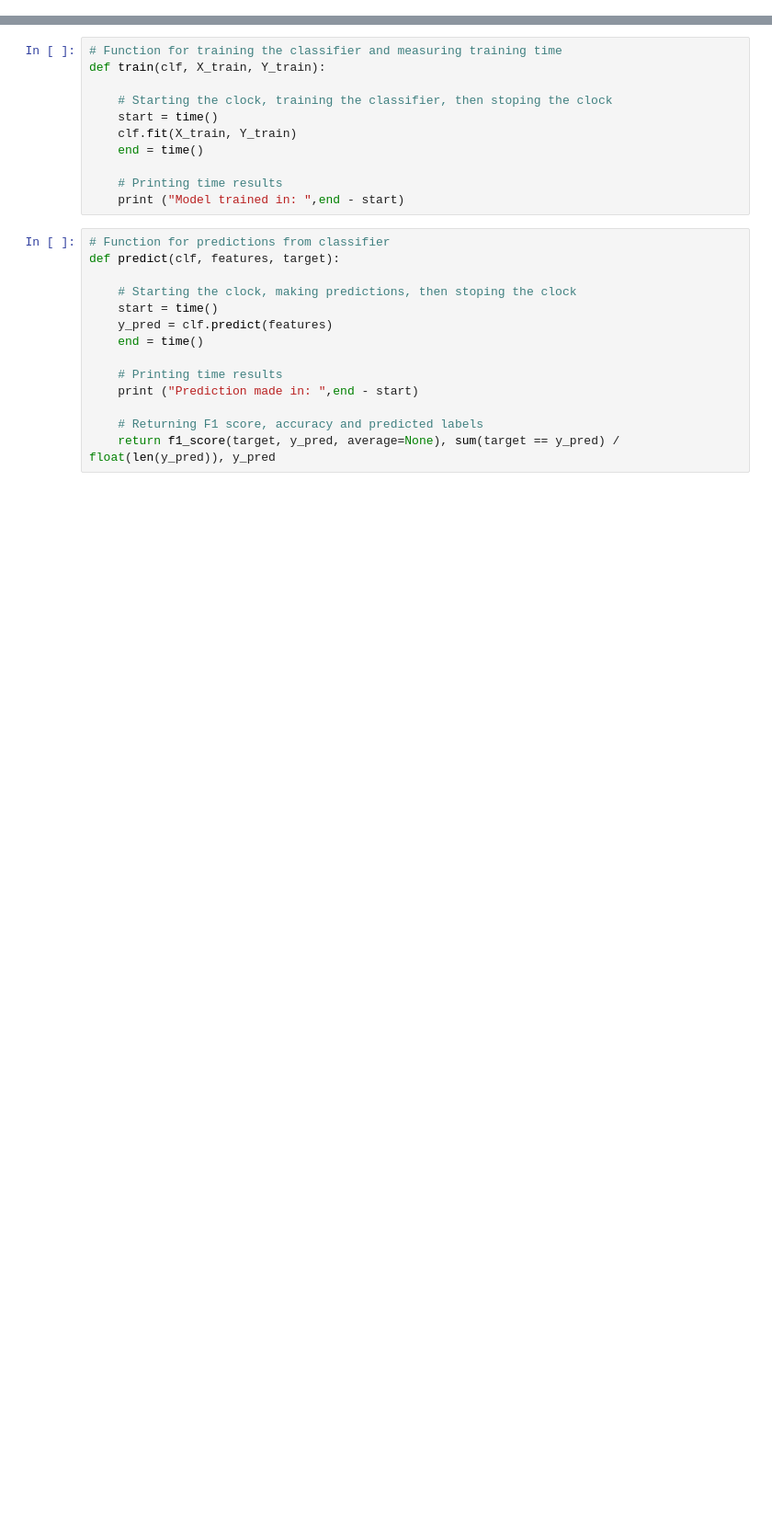
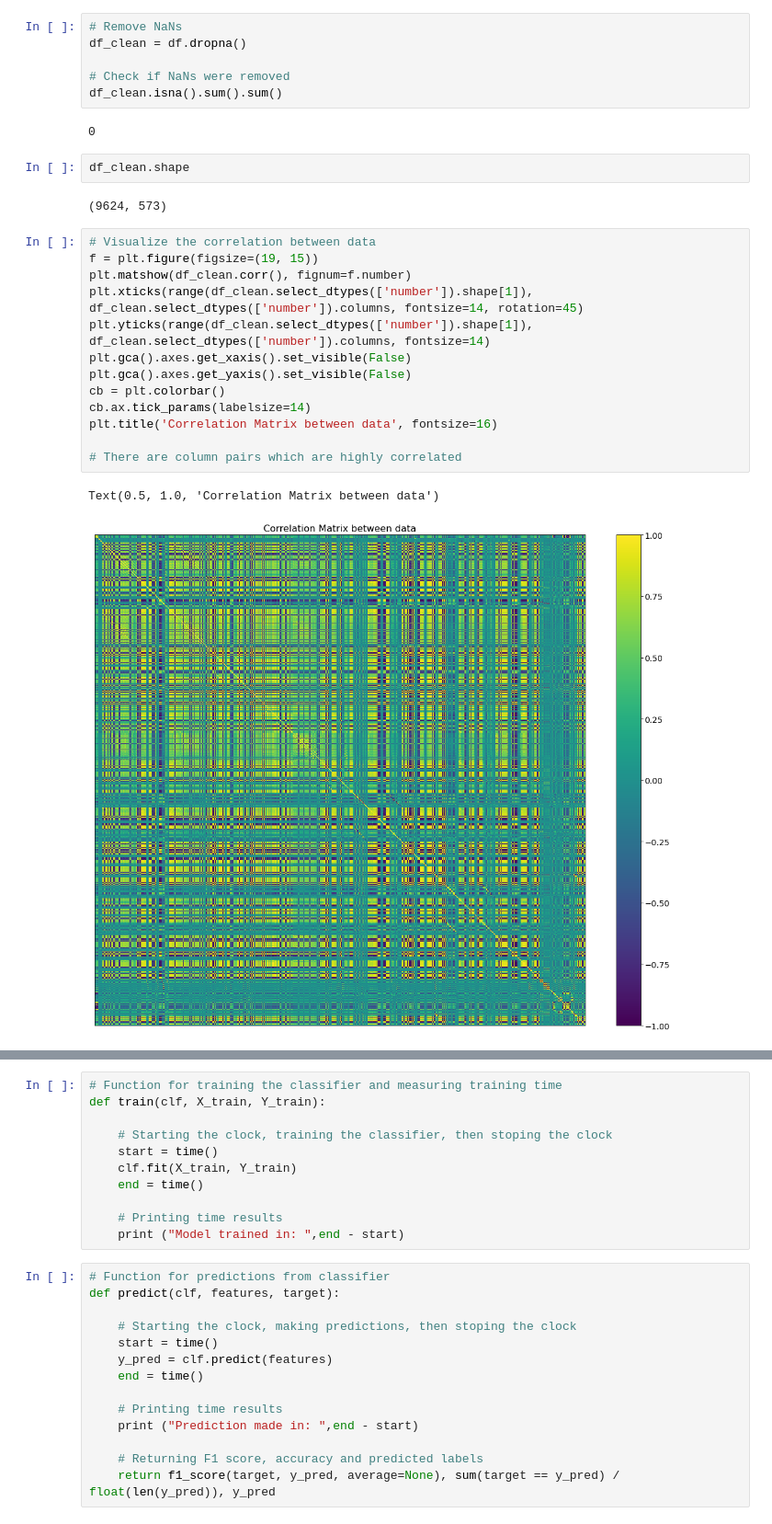
Before and after one commit to blejson/Hackathon, a Jupyter notebook: Documentation.ipynb, the cells around one changed output, grey strips where cells are left out. Shown at 92% size. Drawn from its saved outputs; the diff is of its cells as text; blank space fills up the shorter version.

```diff
--- a/Documentation.ipynb
+++ b/Documentation.ipynb
@@ -18 +69,29 @@ display(df)
+# %%
+# Remove NaNs
+df_clean = df.dropna()
+
+# Check if NaNs were removed
+df_clean.isna().sum().sum()
+# %% [output]
+0
+# %%
+df_clean.shape
+# %% [output]
+(9624, 573)
+# %%
+# Visualize the correlation between data
+f = plt.figure(figsize=(19, 15))
+plt.matshow(df_clean.corr(), fignum=f.number)
+plt.xticks(range(df_clean.select_dtypes(['number']).shape[1]), df_clean.select_dtypes(['number']).columns, fontsize=14, rotation=45)
+plt.yticks(range(df_clean.select_dtypes(['number']).shape[1]), df_clean.select_dtypes(['number']).columns, fontsize=14)
+plt.gca().axes.get_xaxis().set_visible(False)
+plt.gca().axes.get_yaxis().set_visible(False)
+cb = plt.colorbar()
+cb.ax.tick_params(labelsize=14)
+plt.title('Correlation Matrix between data', fontsize=16)
+
+# There are column pairs which are highly correlated
+# %% [output]
+Text(0.5, 1.0, 'Correlation Matrix between data')
+[figure, added]
 # %%
```
Also changed, not shown: parts of 43 cells of this notebook.
